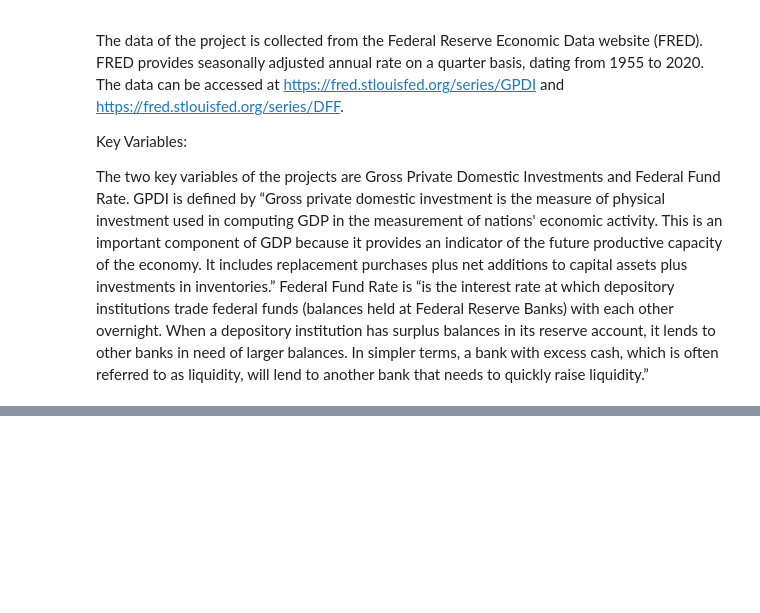
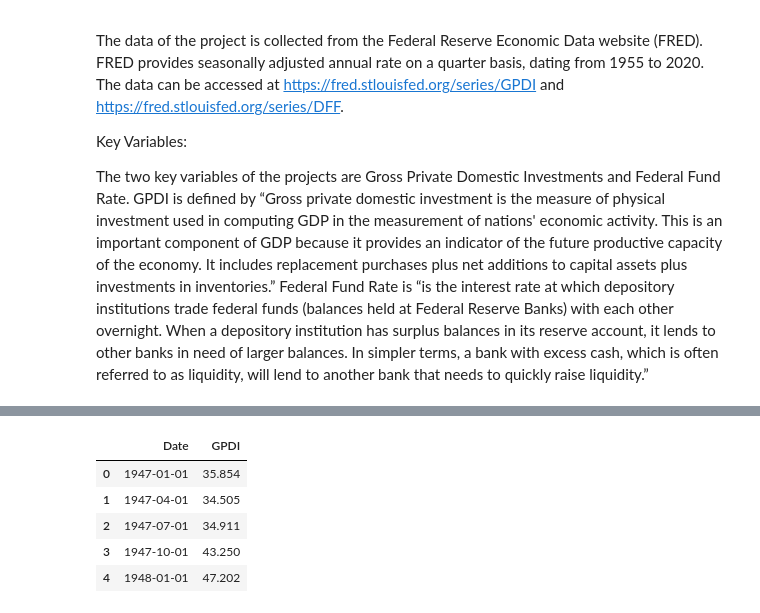
Before and after one commit to Farbright/final_project, a Jupyter notebook: final_project.ipynb, the cells around one changed output, grey strips where cells are left out. Cells and saved outputs as stored; diff of their text form; code cells hidden in the pictures; blank space fills up the shorter version.

```diff
--- a/final_project.ipynb
+++ b/final_project.ipynb
@@ -20,0 +43,9 @@ The two key variables of the projects are Gross Private Domestic Investments and
+# %%
+data.head()
+# %% [output]
+|  | Date | GPDI |
+| 0 | 1947-01-01 | 35.854 |
+| 1 | 1947-04-01 | 34.505 |
+| 2 | 1947-07-01 | 34.911 |
+| 3 | 1947-10-01 | 43.250 |
+| 4 | 1948-01-01 | 47.202 |
```
Also changed, not shown: parts of 9 cells of this notebook.
